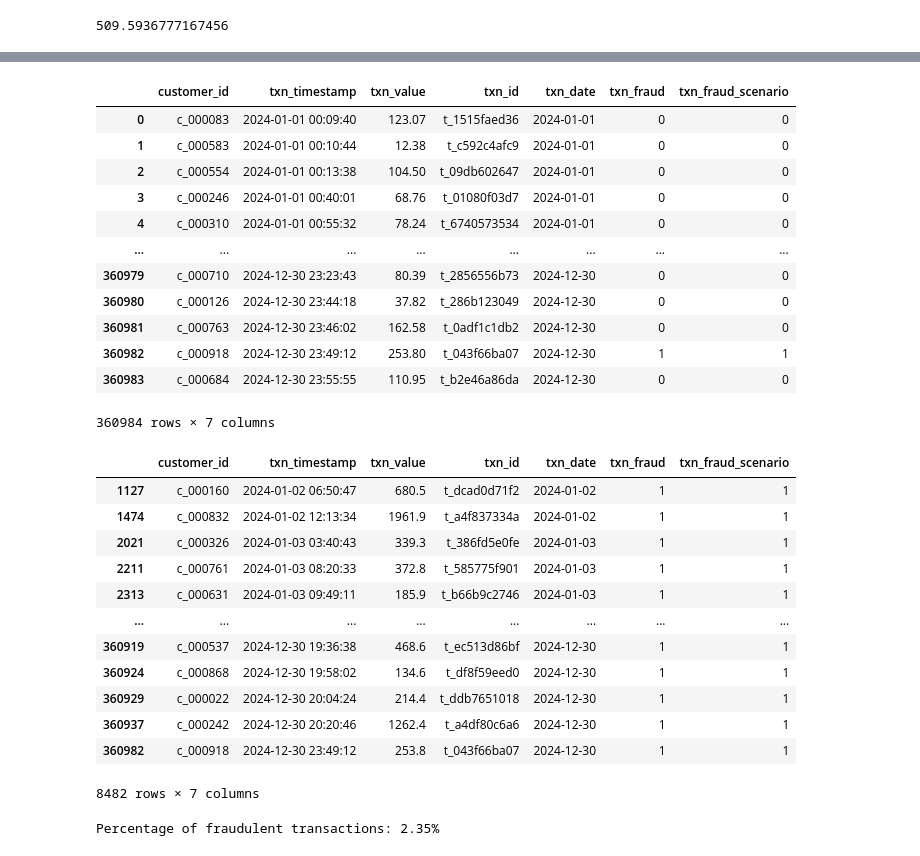
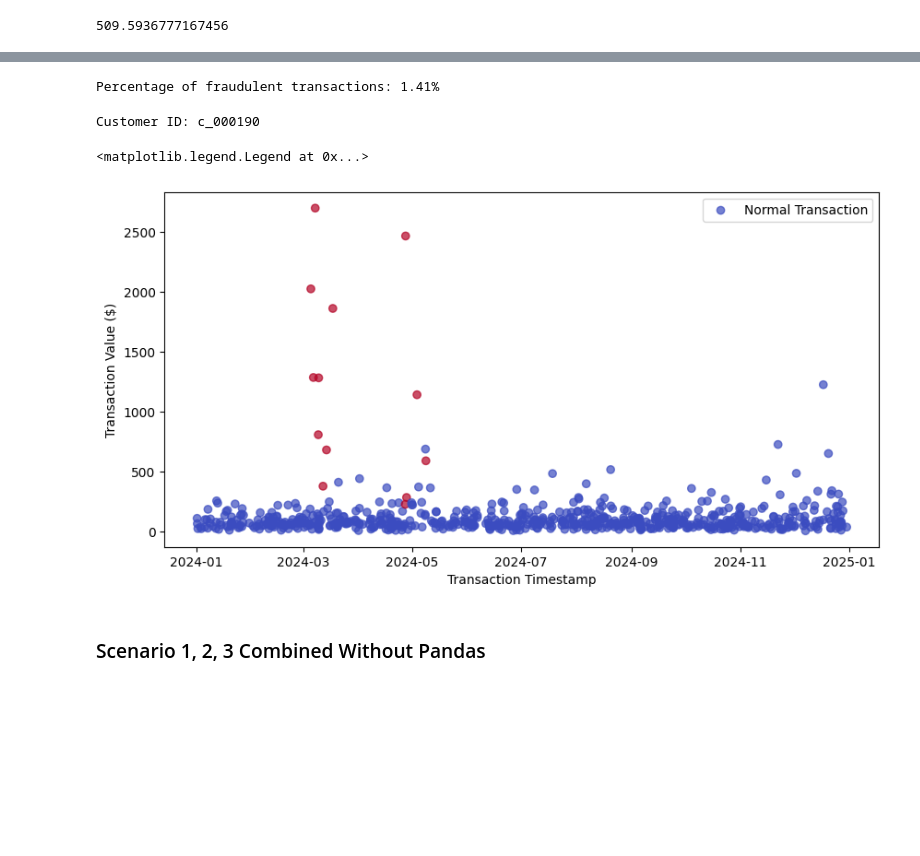
Before and after one commit to joshuavaple/credit-card-fraud-detection, a Jupyter notebook: notebooks/business_knowledge.ipynb, the cells around one changed output, grey strips where cells are left out. Cells and saved outputs as stored; diff of their text form; code cells hidden in the pictures; blank space fills up the shorter version.

```diff
--- a/notebooks/business_knowledge.ipynb
+++ b/notebooks/business_knowledge.ipynb
@@ -619,7 +622,7 @@ np.random.seed(seed)
 compromised_days = 14 # next N days
 compromised_txns_frac = 0.25
 compromised_customers_frac = 0.01 # not used in method 2
-compromised_customers_count = 5
+compromised_customers_count = 3
 compromised_multiplier = 10
 
 # at the start of the fraud scenario, all customers are unaffected:
@@ -718,38 +721,35 @@ for day_start in pd.date_range(start=min_date, end=max_date, freq='D'):
-# %%
-df_txns_with_fraud
-# %% [output]
-|  | customer_id | txn_timestamp | txn_value | txn_id | txn_date | txn_fraud | txn_fraud_scenario |
-| 0 | c_000083 | 2024-01-01 00:09:40 | 123.07 | t_1515faed36 | 2024-01-01 | 0 | 0 |
-| 1 | c_000583 | 2024-01-01 00:10:44 | 12.38 | t_c592c4afc9 | 2024-01-01 | 0 | 0 |
-| 2 | c_000554 | 2024-01-01 00:13:38 | 104.50 | t_09db602647 | 2024-01-01 | 0 | 0 |
-| 3 | c_000246 | 2024-01-01 00:40:01 | 68.76 | t_01080f03d7 | 2024-01-01 | 0 | 0 |
-| 4 | c_000310 | 2024-01-01 00:55:32 | 78.24 | t_6740573534 | 2024-01-01 | 0 | 0 |
-| ... | ... | ... | ... | ... | ... | ... | ... |
-| 360979 | c_000710 | 2024-12-30 23:23:43 | 80.39 | t_2856556b73 | 2024-12-30 | 0 | 0 |
-| 360980 | c_000126 | 2024-12-30 23:44:18 | 37.82 | t_286b123049 | 2024-12-30 | 0 | 0 |
-| 360981 | c_000763 | 2024-12-30 23:46:02 | 162.58 | t_0adf1c1db2 | 2024-12-30 | 0 | 0 |
-| 360982 | c_000918 | 2024-12-30 23:49:12 | 253.80 | t_043f66ba07 | 2024-12-30 | 1 | 1 |
-| 360983 | c_000684 | 2024-12-30 23:55:55 | 110.95 | t_b2e46a86da | 2024-12-30 | 0 | 0 |
-360984 rows × 7 columns
-# %%
-df_txns_with_fraud[df_txns_with_fraud['txn_fraud']==1]
-# %% [output]
-|  | customer_id | txn_timestamp | txn_value | txn_id | txn_date | txn_fraud | txn_fraud_scenario |
-| 1127 | c_000160 | 2024-01-02 06:50:47 | 680.5 | t_dcad0d71f2 | 2024-01-02 | 1 | 1 |
-| 1474 | c_000832 | 2024-01-02 12:13:34 | 1961.9 | t_a4f837334a | 2024-01-02 | 1 | 1 |
-| 2021 | c_000326 | 2024-01-03 03:40:43 | 339.3 | t_386fd5e0fe | 2024-01-03 | 1 | 1 |
-| 2211 | c_000761 | 2024-01-03 08:20:33 | 372.8 | t_585775f901 | 2024-01-03 | 1 | 1 |
-| 2313 | c_000631 | 2024-01-03 09:49:11 | 185.9 | t_b66b9c2746 | 2024-01-03 | 1 | 1 |
-| ... | ... | ... | ... | ... | ... | ... | ... |
-| 360919 | c_000537 | 2024-12-30 19:36:38 | 468.6 | t_ec513d86bf | 2024-12-30 | 1 | 1 |
-| 360924 | c_000868 | 2024-12-30 19:58:02 | 134.6 | t_df8f59eed0 | 2024-12-30 | 1 | 1 |
-| 360929 | c_000022 | 2024-12-30 20:04:24 | 214.4 | t_ddb7651018 | 2024-12-30 | 1 | 1 |
-| 360937 | c_000242 | 2024-12-30 20:20:46 | 1262.4 | t_a4df80c6a6 | 2024-12-30 | 1 | 1 |
-| 360982 | c_000918 | 2024-12-30 23:49:12 | 253.8 | t_043f66ba07 | 2024-12-30 | 1 | 1 |
-8482 rows × 7 columns
 # %%
 # percentage of fraudulent transactions out of all transactions
 percentage_fraud = round(df_txns_with_fraud["txn_fraud"].mean() * 100, 2)
 print(f"Percentage of fraudulent transactions: {percentage_fraud}%")
 # %% [output]
-Percentage of fraudulent transactions: 2.35%
+Percentage of fraudulent transactions: 1.41%
+# %%
+# plot the transaction value of a compromised customer:
+all_compromised_customers = df_txns_with_fraud[df_txns_with_fraud["txn_fraud"] == 1][
+    "customer_id"
+].unique()
+customer_id = random.choice(all_compromised_customers)
+
+df_customer = df_txns_with_fraud[df_txns_with_fraud["customer_id"] == customer_id]
+print(f"Customer ID: {customer_id}") # c_000979 looks nice
+
+# plot a scater plot of the transaction value vs time, where the fraudulent transactions are highlighted as red, and the normal transactions are blue
+plt.figure(figsize=(10, 5))
+plt.scatter(
+    df_customer["txn_timestamp"],
+    df_customer["txn_value"],
+    c=df_customer["txn_fraud"],
+    cmap="coolwarm",
+    alpha=0.7,
+)
+plt.xlabel("Transaction Timestamp")
+plt.ylabel("Transaction Value ($)")
+# add legend
+plt.legend(["Normal Transaction", "Fraudulent Transaction"])
+# %% [output]
+Customer ID: c_000190
+<matplotlib.legend.Legend at 0x...>
+[figure, added]
+# %% [markdown]
+### Scenario 1, 2, 3 Combined Without Pandas
```
Also changed, not shown: parts of 10 cells of this notebook, 1 other file.
